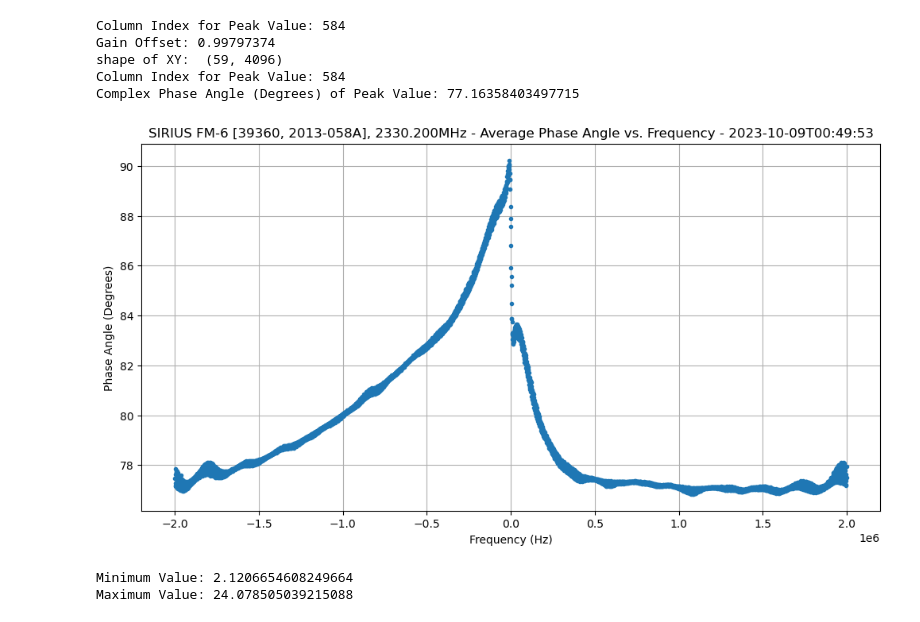
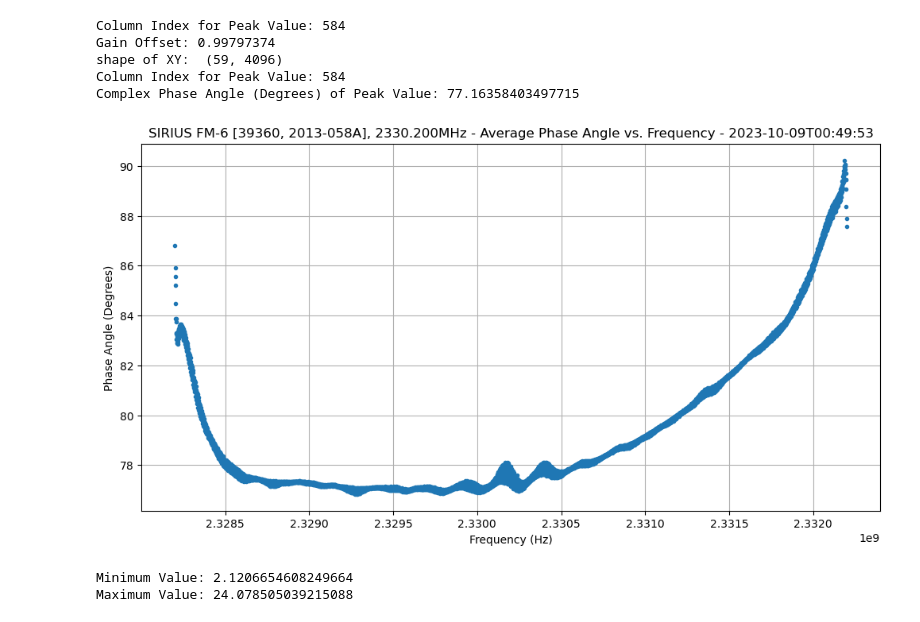
Before and after one commit to ScottTilley/polarization, a Jupyter notebook: SIRIUS_FM6_2023-10-09_2330_2MHz/SIRIUS_FM6_2023-10-09.ipynb, the cells around one changed output. Saved outputs shown, nothing was run; the diff lists cells and outputs as text; code cells hidden in the pictures.

```diff
--- a/SIRIUS_FM6_2023-10-09_2330_2MHz/SIRIUS_FM6_2023-10-09.ipynb
+++ b/SIRIUS_FM6_2023-10-09_2330_2MHz/SIRIUS_FM6_2023-10-09.ipynb
@@ -36,7 +36,7 @@ samp_rate = 4e6
 decim1 = 1
 integrate = int(samp_rate/decim1/nfft*100)
 
-directory_path = '/home/scott/blade_test/'
+directory_path = '/home/scott/blade_test/data/SIRIUS_FM6_2023-10-09_2330_2MHz/'
 
 filename_pattern = '*.xx.f32'
 
@@ -79,35 +79,36 @@ avg_complex_value = 0
 for _ in range(n_rows):
     avg_complex_value += np.mean(xy, axis=0)
 avg_complex_value /= n_rows
 peak_value = np.max(np.abs(avg_complex_value))
 peak_column_index = np.argmax(np.abs(avg_complex_value))
 phase_angle_degrees = np.angle(avg_complex_value[peak_column_index], deg=True)
 print("Column Index for Peak Value:", peak_column_index)
 print("Complex Phase Angle (Degrees) of Peak Value:", phase_angle_degrees)
 
 # NOTE: DSCOVR is LHCP, so using its phase to calibrate while keeping circular polarization convention.
 #xy *= np.exp(-1j*np.deg2rad(phase_angle_degrees+180))*(-1j) # correct for X-Y phase offset
 
-frequency_values = np.fft.fftfreq(nfft, 1 / samp_rate)
+frequency_values = np.arange((samp_rate/decim1)/-2.0, (samp_rate/decim1)/2.0, (samp_rate/decim1)/nfft)
+frequency_values += float(frequency) *1e6
 
 plt.figure(figsize=(12, 6))
 plt.plot(frequency_values, np.angle(avg_complex_value, deg=True),'.')
 plt.xlabel('Frequency (Hz)')
 plt.ylabel('Phase Angle (Degrees)')
 plt.title(f'{object_observed}, {frequency}MHz - Average Phase Angle vs. Frequency - {formatted_datetime}')
 plt.grid(True)
 
 filename = f'{object_observed}_{formatted_datetime}_avg_phase_freq.png'
 plt.savefig(filename)
 
 xy *= np.exp(-1j*np.deg2rad(phase_angle_degrees))*(-1j) # correct for X-Y phase offset
 # %% [output]
 Column Index for Peak Value: 584
 Gain Offset: 0.99797374
 shape of XY:  (59, 4096)
 Column Index for Peak Value: 584
 Complex Phase Angle (Degrees) of Peak Value: 77.16358403497715
-[figure, old version]
+[figure, new version]
 # %%
 result = xx + yy
 min_value = 10*np.log10(np.min(result))
```
Also changed, not shown: parts of 1 cell of this notebook.
